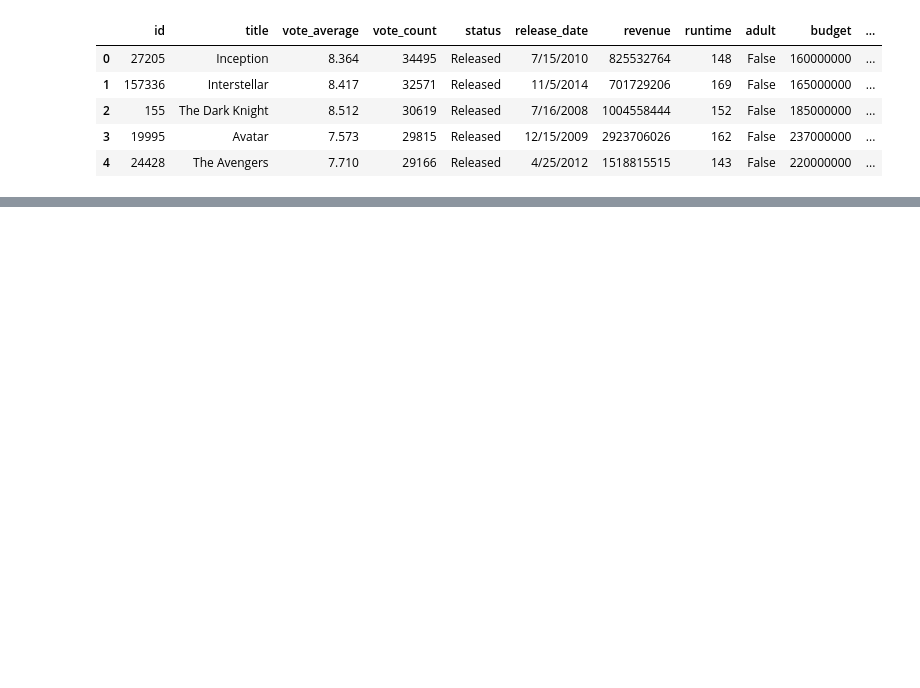
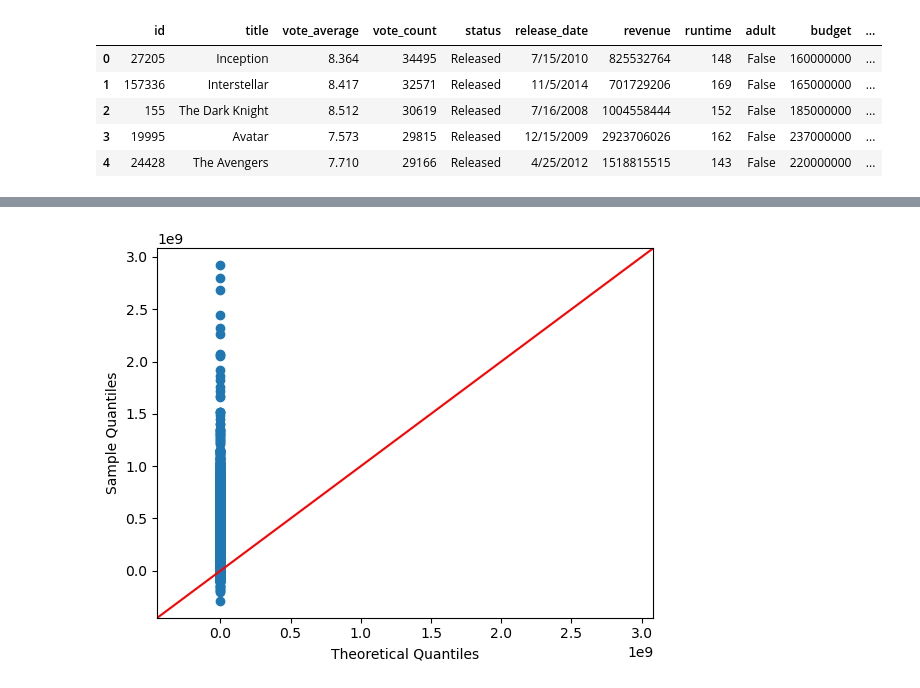
Before and after one commit to sudhirrajbhandary/6748, a Jupyter notebook: CombinedEDA.ipynb, the cells around one changed output, grey strips where cells are left out. Cells and saved outputs as stored; diff of their text form; code cells hidden in the pictures; blank space fills up the shorter version.

```diff
--- a/CombinedEDA.ipynb
+++ b/CombinedEDA.ipynb
@@ -731,0 +622,15 @@ plt.show()
+# %%
+def get_numeric_columns(df):
+    """
+    Returns a list of column names from a Pandas DataFrame that are numeric.
+
+    Args:
+        df: Pandas DataFrame
+
+    Returns:
+        list: List of column names that are numeric
+    """
+    return df.select_dtypes(include=np.number)
+# %%
+df = get_numeric_columns(filtered_movies)
+df.head()
@@ -731,0 +644,11 @@ plt.show()
+# %%
+import numpy as np
+import statsmodels.api as sm
+import pylab
+
+#test = np.random.normal(0,1, 1000)
+
+sm.qqplot(df, line='45')
+pylab.show()
+# %% [output]
+[figure, added]
```
Also changed, not shown: parts of 28 cells of this notebook.
